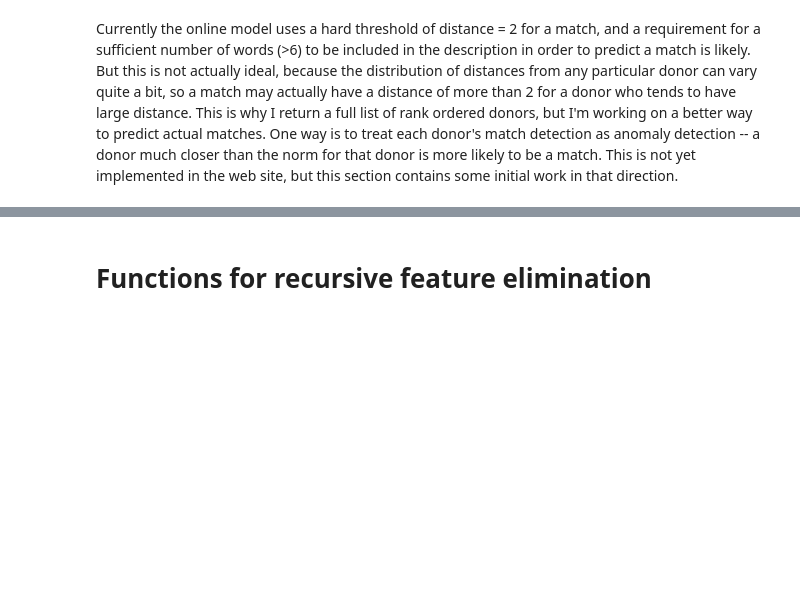
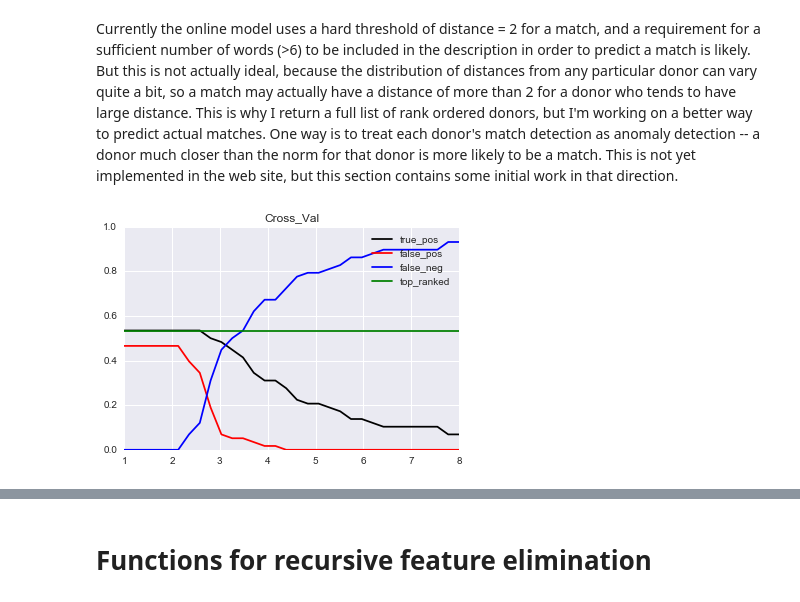
Before and after one commit to nathanvc/SuperDonor_dev, a Jupyter notebook: DSR_Insight/DSR_analysisexample_superdonor.ipynb, the cells around one changed output, grey strips where cells are left out. Saved outputs shown, nothing was run; the diff lists cells and outputs as text; code cells hidden in the pictures; blank space fills up the shorter version.

```diff
--- a/DSR_Insight/DSR_analysisexample_superdonor.ipynb
+++ b/DSR_Insight/DSR_analysisexample_superdonor.ipynb
@@ -1312,6 +1309,8 @@ def thresh_curve_fig(df, rm, numsamps, titletag):
     plt.title(titletag)
     plt.show()
 # %%
-thresh_curve_fig(dist_df_db_cv, A[0], 58, 'Cross_Val')
+thresh_curve_fig(dist_df_db_cv, CV[0], 58, 'Cross_Val')
+# %% [output]
+[figure, added]
 # %%
 thresh_curve_fig(eucl_all_df, EU[0], 58, 'Euclidean Dist')
```
Also changed, not shown: parts of 17 cells of this notebook, 3 other files.
